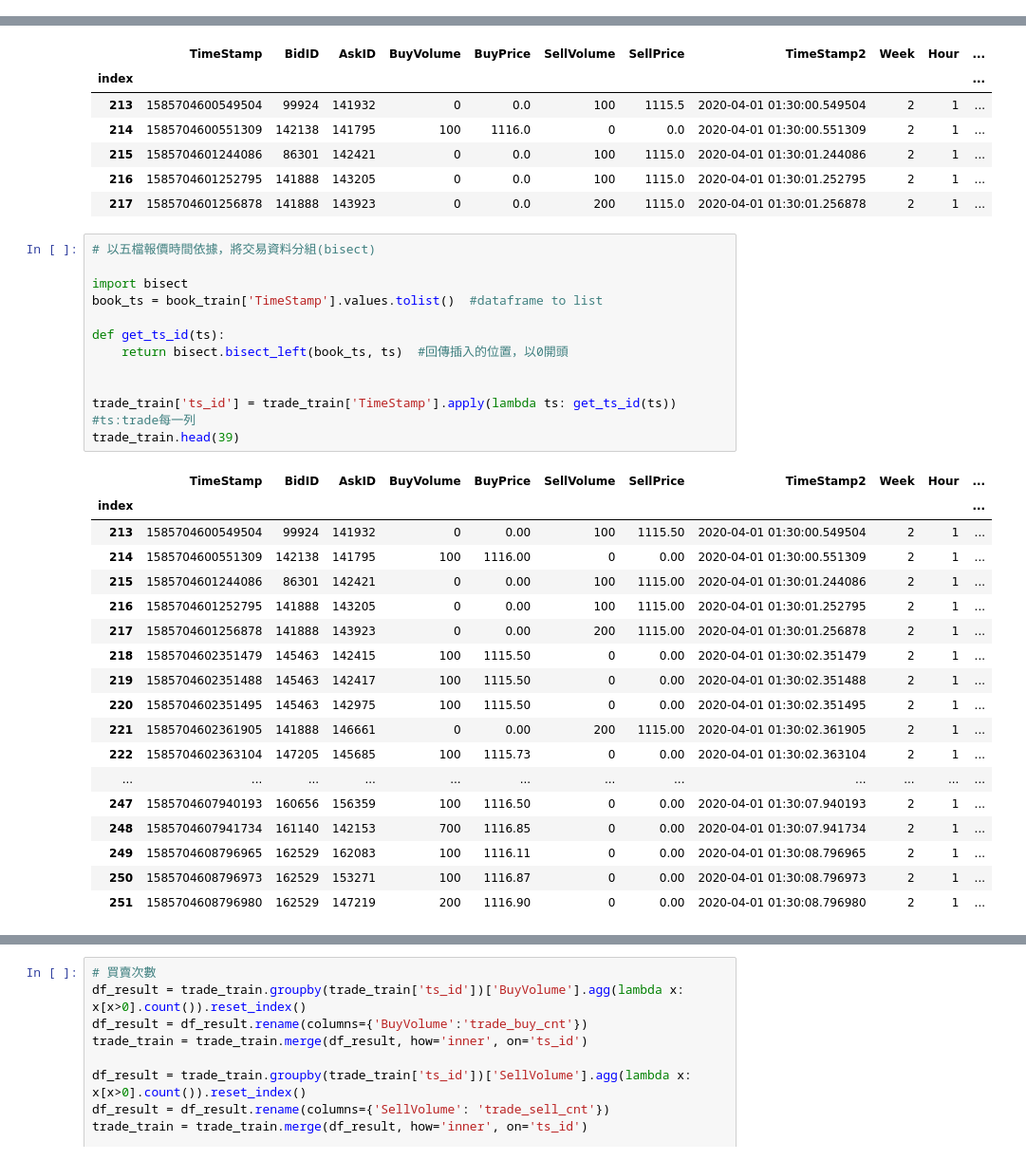
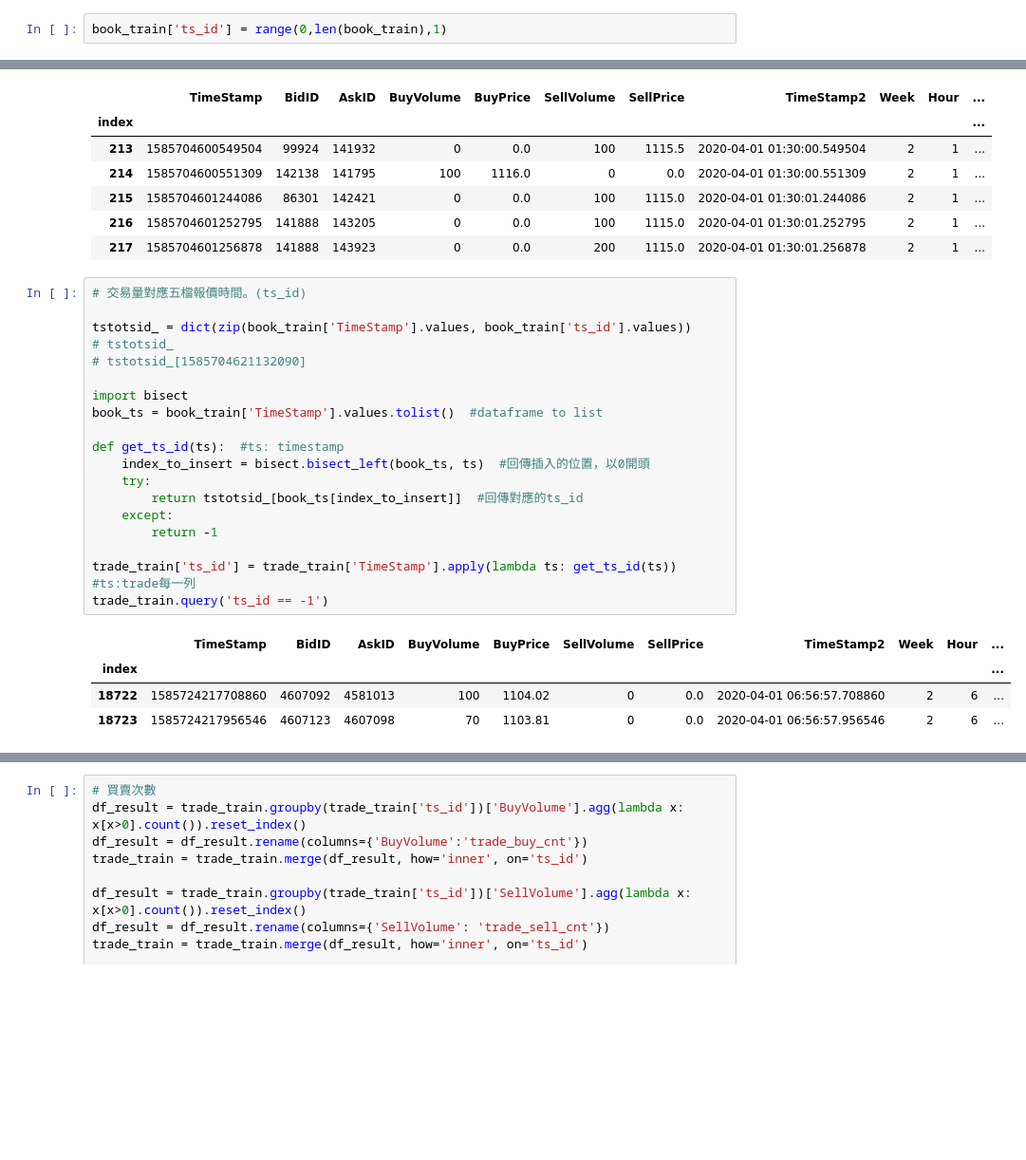
Before and after one commit to chun-code/stock_price, a Jupyter notebook: code.ipynb, the cells around one changed output, grey strips where cells are left out. Shown: that part at 95% size. Drawn from its saved outputs; the diff is of its cells as text; blank space fills up the shorter version.

```diff
--- a/code.ipynb
+++ b/code.ipynb
@@ -187,0 +187,2 @@ book_train.head(10)
+# %%
+book_train['ts_id'] = range(0,len(book_train),1)
@@ -216,33 +226,26 @@ trade_train.head()
 | 216 | 1585704601252795 | 141888 | 143205 | 0 | 0.0 | 100 | 1115.0 | 2020-04-01 01:30:01.252795 | 2 | 1 | ... |
 | 217 | 1585704601256878 | 141888 | 143923 | 0 | 0.0 | 200 | 1115.0 | 2020-04-01 01:30:01.256878 | 2 | 1 | ... |
 # %%
-# 以五檔報價時間依據，將交易資料分組(bisect)
+# 交易量對應五檔報價時間。(ts_id)
+
+tstotsid_ = dict(zip(book_train['TimeStamp'].values, book_train['ts_id'].values))
+# tstotsid_
+# tstotsid_[1585704621132090]
 
 import bisect
 book_ts = book_train['TimeStamp'].values.tolist()  #dataframe to list
 
-def get_ts_id(ts):
-    return bisect.bisect_left(book_ts, ts)  #回傳插入的位置，以0開頭
-
+def get_ts_id(ts):  #ts: timestamp
+    index_to_insert = bisect.bisect_left(book_ts, ts)  #回傳插入的位置，以0開頭
+    try:
+        return tstotsid_[book_ts[index_to_insert]]  #回傳對應的ts_id
+    except:
+        return -1
 
 trade_train['ts_id'] = trade_train['TimeStamp'].apply(lambda ts: get_ts_id(ts))  #ts:trade每一列
-trade_train.head(39)
+trade_train.query('ts_id == -1')
 # %% [output]
 |  | TimeStamp | BidID | AskID | BuyVolume | BuyPrice | SellVolume | SellPrice | TimeStamp2 | Week | Hour | ... |
 | index |  |  |  |  |  |  |  |  |  |  | ... |
-| 213 | 1585704600549504 | 99924 | 141932 | 0 | 0.00 | 100 | 1115.50 | 2020-04-01 01:30:00.549504 | 2 | 1 | ... |
-| 214 | 1585704600551309 | 142138 | 141795 | 100 | 1116.00 | 0 | 0.00 | 2020-04-01 01:30:00.551309 | 2 | 1 | ... |
-| 215 | 1585704601244086 | 86301 | 142421 | 0 | 0.00 | 100 | 1115.00 | 2020-04-01 01:30:01.244086 | 2 | 1 | ... |
-| 216 | 1585704601252795 | 141888 | 143205 | 0 | 0.00 | 100 | 1115.00 | 2020-04-01 01:30:01.252795 | 2 | 1 | ... |
-| 217 | 1585704601256878 | 141888 | 143923 | 0 | 0.00 | 200 | 1115.00 | 2020-04-01 01:30:01.256878 | 2 | 1 | ... |
-| 218 | 1585704602351479 | 145463 | 142415 | 100 | 1115.50 | 0 | 0.00 | 2020-04-01 01:30:02.351479 | 2 | 1 | ... |
-| 219 | 1585704602351488 | 145463 | 142417 | 100 | 1115.50 | 0 | 0.00 | 2020-04-01 01:30:02.351488 | 2 | 1 | ... |
-| 220 | 1585704602351495 | 145463 | 142975 | 100 | 1115.50 | 0 | 0.00 | 2020-04-01 01:30:02.351495 | 2 | 1 | ... |
-| 221 | 1585704602361905 | 141888 | 146661 | 0 | 0.00 | 200 | 1115.00 | 2020-04-01 01:30:02.361905 | 2 | 1 | ... |
-| 222 | 1585704602363104 | 147205 | 145685 | 100 | 1115.73 | 0 | 0.00 | 2020-04-01 01:30:02.363104 | 2 | 1 | ... |
-| ... | ... | ... | ... | ... | ... | ... | ... | ... | ... | ... | ... |
-| 247 | 1585704607940193 | 160656 | 156359 | 100 | 1116.50 | 0 | 0.00 | 2020-04-01 01:30:07.940193 | 2 | 1 | ... |
-| 248 | 1585704607941734 | 161140 | 142153 | 700 | 1116.85 | 0 | 0.00 | 2020-04-01 01:30:07.941734 | 2 | 1 | ... |
-| 249 | 1585704608796965 | 162529 | 162083 | 100 | 1116.11 | 0 | 0.00 | 2020-04-01 01:30:08.796965 | 2 | 1 | ... |
-| 250 | 1585704608796973 | 162529 | 153271 | 100 | 1116.87 | 0 | 0.00 | 2020-04-01 01:30:08.796973 | 2 | 1 | ... |
-| 251 | 1585704608796980 | 162529 | 147219 | 200 | 1116.90 | 0 | 0.00 | 2020-04-01 01:30:08.796980 | 2 | 1 | ... |
+| 18722 | 1585724217708860 | 4607092 | 4581013 | 100 | 1104.02 | 0 | 0.0 | 2020-04-01 06:56:57.708860 | 2 | 6 | ... |
+| 18723 | 1585724217956546 | 4607123 | 4607098 | 70 | 1103.81 | 0 | 0.0 | 2020-04-01 06:56:57.956546 | 2 | 6 | ... |
```
Also changed, not shown: parts of 14 cells of this notebook.
